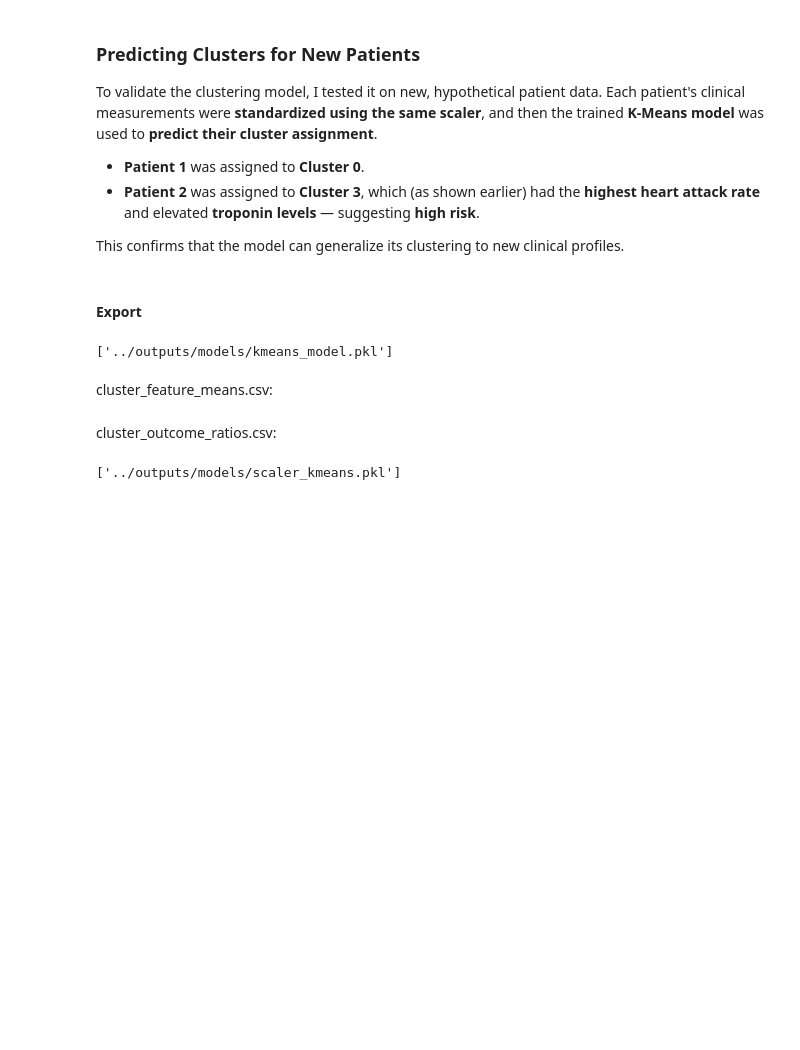
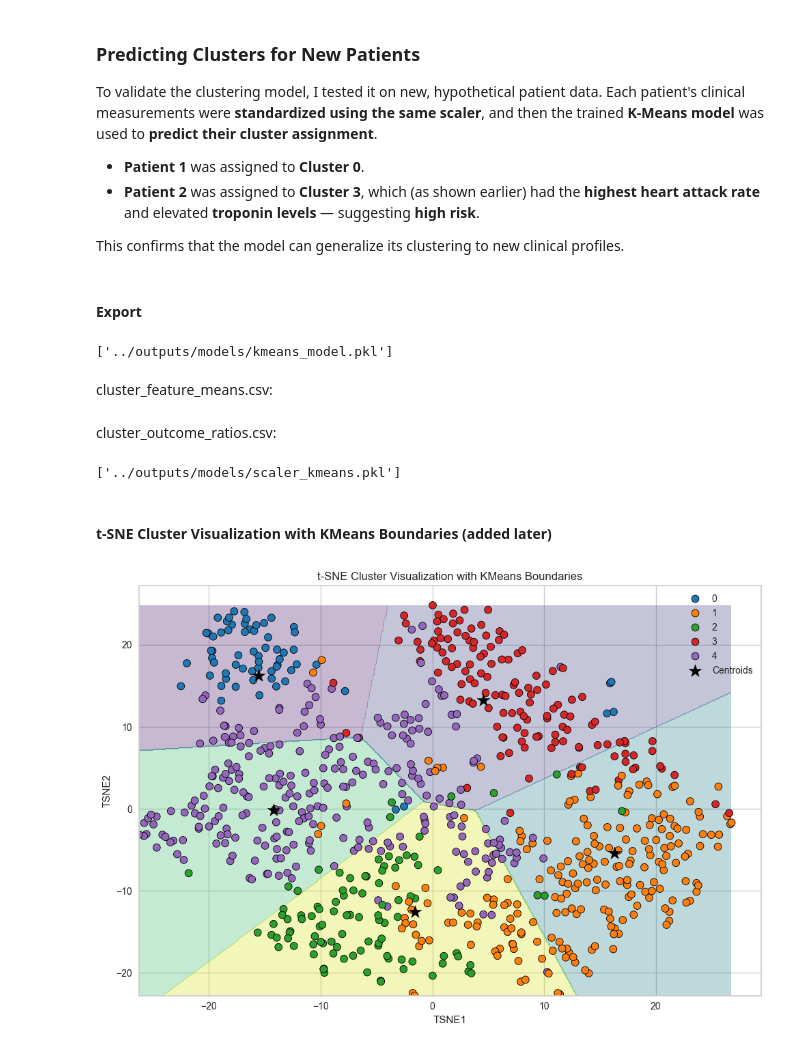
Before and after one commit to qmer05/bi-heart-attack-exam-project, a Jupyter notebook: sprint_3_data_modelling/k_means_clustering.ipynb, the cells around one changed output. Cells and saved outputs as stored; diff of their text form; code cells hidden in the pictures; blank space fills up the shorter version.

Commit message:
fixed minor and added t-SNE scatter for better visuals in k means clustering

```diff
--- a/sprint_3_data_modelling/k_means_clustering.ipynb
+++ b/sprint_3_data_modelling/k_means_clustering.ipynb
@@ -589,3 +549,47 @@ cluster_outcome_ratio.to_frame().to_csv('../outputs/models/cluster_outcome_ratio
 joblib.dump(scaler, '../outputs/models/scaler_kmeans.pkl')
 # %% [output]
 ['../outputs/models/scaler_kmeans.pkl']
+# %% [markdown]
+#### t-SNE Cluster Visualization with KMeans Boundaries (added later)
+# %%
+# --- Step 1: Fit KMeans ---
+k = 5
+kmeans_tsne = KMeans(n_clusters=k, random_state=42)
+df['Cluster'] = kmeans_tsne.fit_predict(X_scaled)
+
+# --- Step 2: t-SNE Projection ---
+X_tsne = TSNE(n_components=2, perplexity=40, random_state=42).fit_transform(X_scaled).astype(np.float64)
+df['TSNE1'], df['TSNE2'] = X_tsne[:, 0], X_tsne[:, 1]
+
+# --- Step 3: Create Grid ---
+step_size = 0.1  # adjust for resolution vs performance
+x_min, x_max = df['TSNE1'].min(), df['TSNE1'].max()
+y_min, y_max = df['TSNE2'].min(), df['TSNE2'].max()
+x_vals, y_vals = np.meshgrid(
+    np.arange(x_min, x_max, step_size),
+    np.arange(y_min, y_max, step_size)
+)
+
+# --- Step 4: Predict Grid Labels ---
+grid_points = np.c_[x_vals.ravel(), y_vals.ravel()]
+
+# For this, train KMeans on t-SNE output instead of X_scaled
+kmeans_on_tsne = KMeans(n_clusters=k, random_state=42)
+kmeans_on_tsne.fit(X_tsne)
+Z = kmeans_on_tsne.predict(grid_points.astype(np.float64))
+Z = Z.reshape(x_vals.shape)
+
+# --- Step 5: Plot ---
+plt.figure(figsize=(10, 7))
+plt.contourf(x_vals, y_vals, Z, cmap='viridis', alpha=0.3)
+sns.scatterplot(data=df, x='TSNE1', y='TSNE2', hue='Cluster', palette='tab10', s=60, edgecolor='black')
+plt.scatter(kmeans_on_tsne.cluster_centers_[:, 0], kmeans_on_tsne.cluster_centers_[:, 1],
+            s=200, c='black', marker='*', label='Centroids')
+plt.title("t-SNE Cluster Visualization with KMeans Boundaries")
+plt.xlabel("TSNE1")
+plt.ylabel("TSNE2")
+plt.legend()
+plt.tight_layout()
+plt.show()
+# %% [output]
+[figure, added]
```
Also changed, not shown: parts of 12 cells of this notebook, 3 other files.
